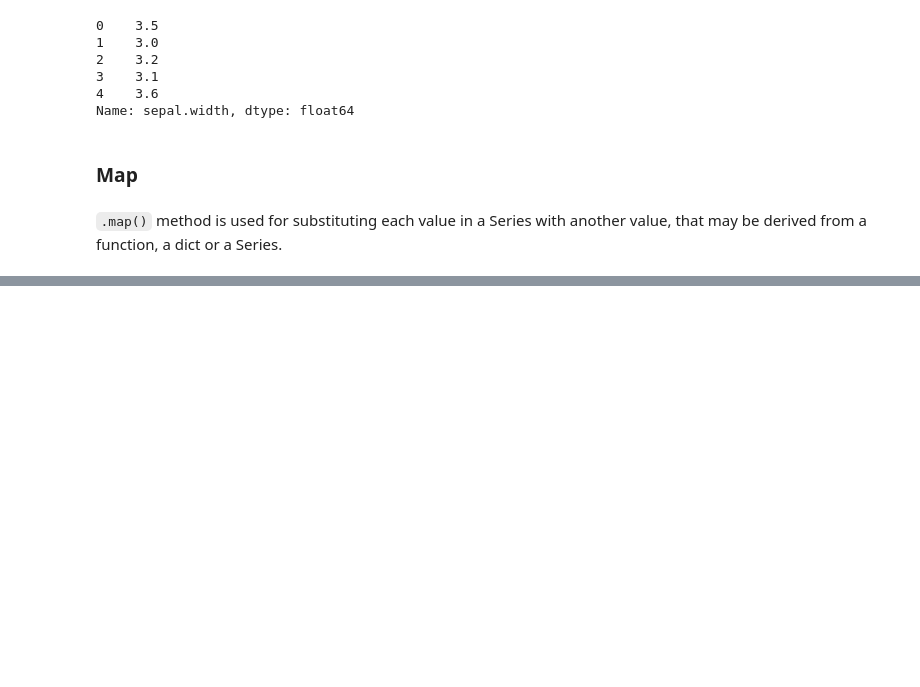
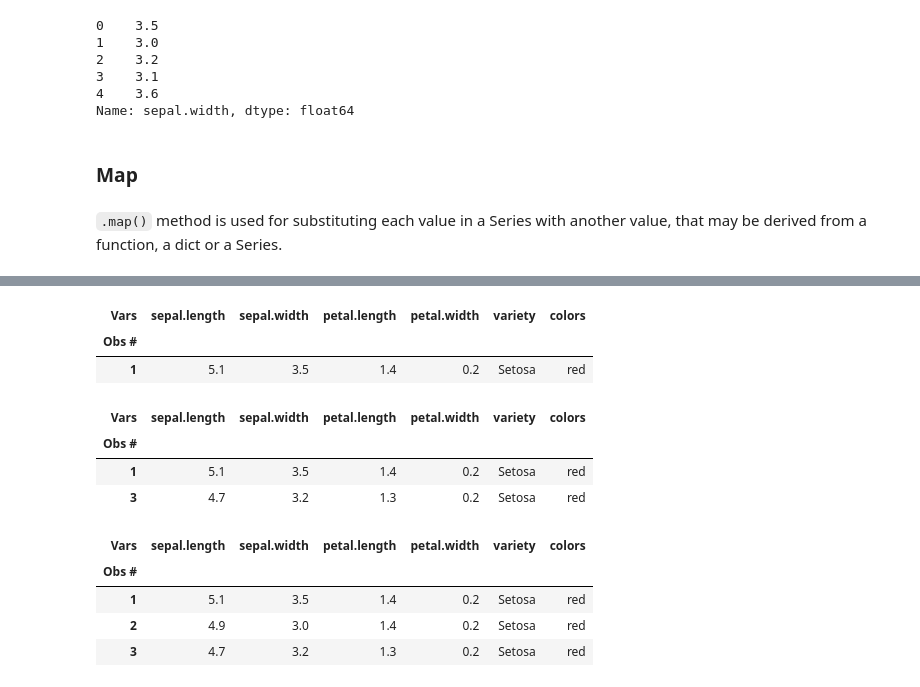
Before and after one commit to kaymal/python-teach, a Jupyter notebook: Python for Data Science/Manipulating DataFrames with Pandas.ipynb, the cells around one changed output, grey strips where cells are left out. Drawn from its saved outputs; the diff is of its cells as text; code cells hidden in the pictures; blank space fills up the shorter version.

```diff
--- a/Python for Data Science/Manipulating DataFrames with Pandas.ipynb
+++ b/Python for Data Science/Manipulating DataFrames with Pandas.ipynb
@@ -203,0 +307,24 @@ We'll create a dictionary to for a look-up.
+# %%
+# Print first observation
+df.loc[[1]]
+# %% [output]
+| Vars | sepal.length | sepal.width | petal.length | petal.width | variety | colors |
+| Obs # |  |  |  |  |  |  |
+| 1 | 5.1 | 3.5 | 1.4 | 0.2 | Setosa | red |
+# %%
+# Print first and third observations
+df.loc[[1, 3]]
+# %% [output]
+| Vars | sepal.length | sepal.width | petal.length | petal.width | variety | colors |
+| Obs # |  |  |  |  |  |  |
+| 1 | 5.1 | 3.5 | 1.4 | 0.2 | Setosa | red |
+| 3 | 4.7 | 3.2 | 1.3 | 0.2 | Setosa | red |
+# %%
+# Print from first to third observations
+df.loc[1:3]
+# %% [output]
+| Vars | sepal.length | sepal.width | petal.length | petal.width | variety | colors |
+| Obs # |  |  |  |  |  |  |
+| 1 | 5.1 | 3.5 | 1.4 | 0.2 | Setosa | red |
+| 2 | 4.9 | 3.0 | 1.4 | 0.2 | Setosa | red |
+| 3 | 4.7 | 3.2 | 1.3 | 0.2 | Setosa | red |
```
Also changed, not shown: parts of 27 cells of this notebook.
